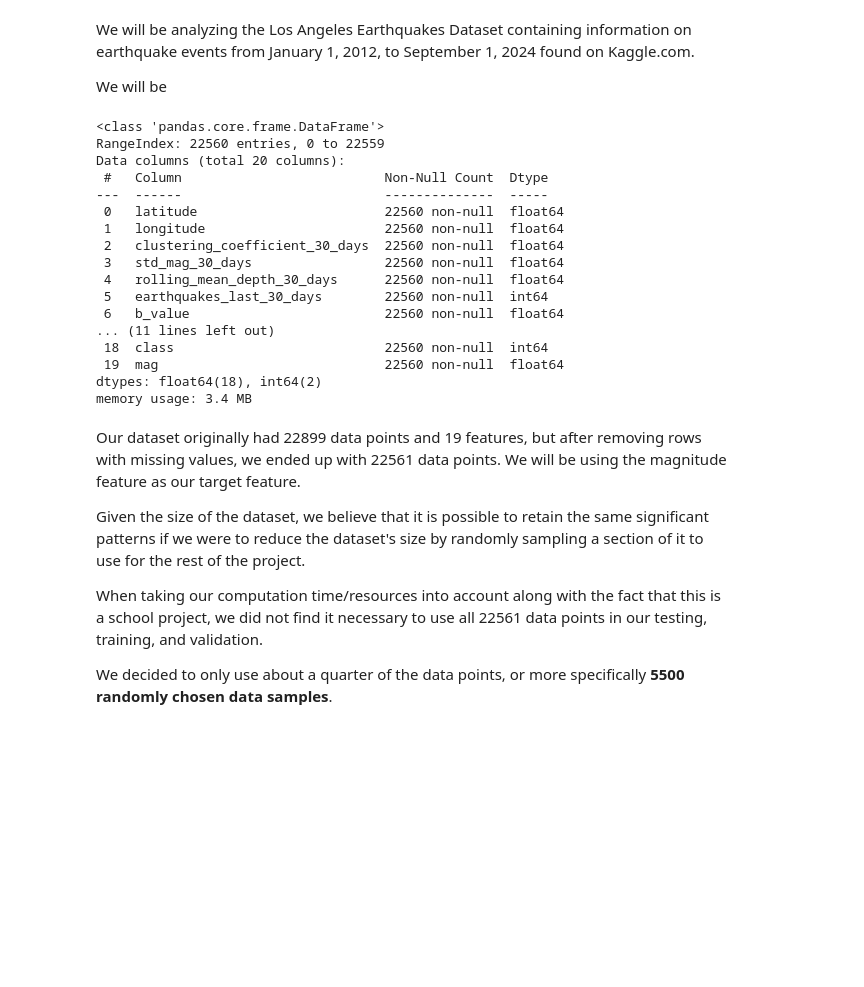
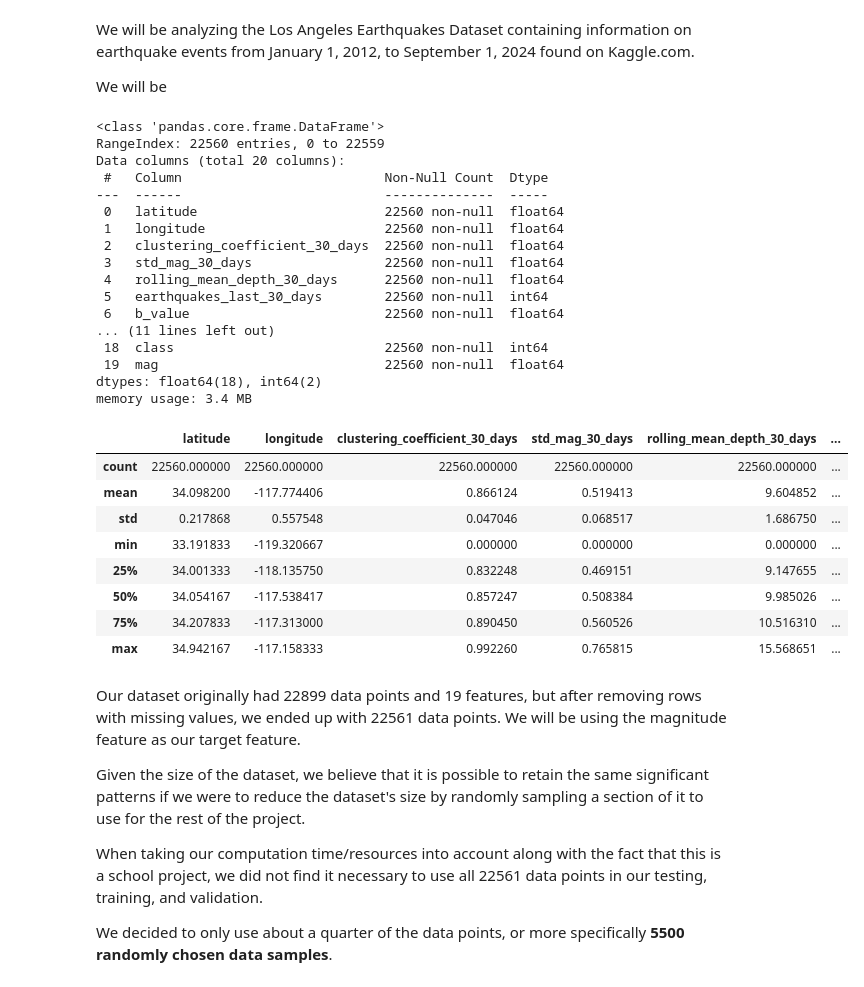
Before and after one commit to Goosy-Goose/CS-UY-4563-final-project, a Jupyter notebook: final_project.ipynb, the cells around one changed output. Cells and saved outputs as stored; diff of their text form; code cells hidden in the pictures; blank space fills up the shorter version.

```diff
--- a/final_project.ipynb
+++ b/final_project.ipynb
@@ -29,24 +29,34 @@ data = df.to_numpy()
 feature_names = df[:0].columns
 # %%
 df.info()
+df.describe()
 # %% [output]
 <class 'pandas.core.frame.DataFrame'>
 RangeIndex: 22560 entries, 0 to 22559
 Data columns (total 20 columns):
  #   Column                          Non-Null Count  Dtype
 ---  ------                          --------------  -----
  0   latitude                        22560 non-null  float64
  1   longitude                       22560 non-null  float64
  2   clustering_coefficient_30_days  22560 non-null  float64
  3   std_mag_30_days                 22560 non-null  float64
  4   rolling_mean_depth_30_days      22560 non-null  float64
  5   earthquakes_last_30_days        22560 non-null  int64
  6   b_value                         22560 non-null  float64
 ... (11 lines left out)
  18  class                           22560 non-null  int64
  19  mag                             22560 non-null  float64
 dtypes: float64(18), int64(2)
 memory usage: 3.4 MB
+|  | latitude | longitude | clustering_coefficient_30_days | std_mag_30_days | rolling_mean_depth_30_days | ... |
+| count | 22560.000000 | 22560.000000 | 22560.000000 | 22560.000000 | 22560.000000 | ... |
+| mean | 34.098200 | -117.774406 | 0.866124 | 0.519413 | 9.604852 | ... |
+| std | 0.217868 | 0.557548 | 0.047046 | 0.068517 | 1.686750 | ... |
+| min | 33.191833 | -119.320667 | 0.000000 | 0.000000 | 0.000000 | ... |
+| 25% | 34.001333 | -118.135750 | 0.832248 | 0.469151 | 9.147655 | ... |
+| 50% | 34.054167 | -117.538417 | 0.857247 | 0.508384 | 9.985026 | ... |
+| 75% | 34.207833 | -117.313000 | 0.890450 | 0.560526 | 10.516310 | ... |
+| max | 34.942167 | -117.158333 | 0.992260 | 0.765815 | 15.568651 | ... |
 # %% [markdown]
 Our dataset originally had 22899 data points and 19 features, but after removing rows with missing values, we ended up with 22561 data points. We will be using the magnitude feature as our target feature.
 
```
